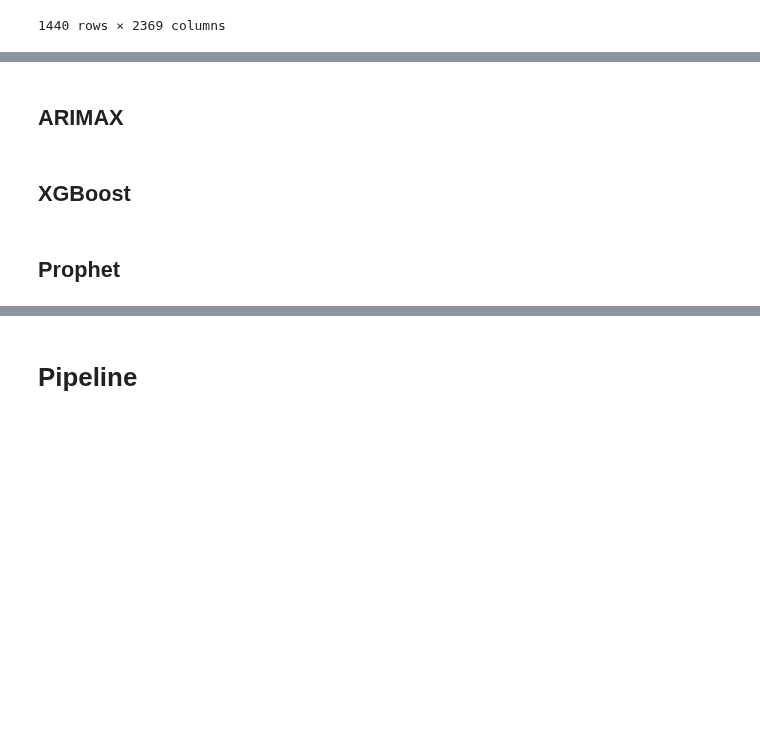
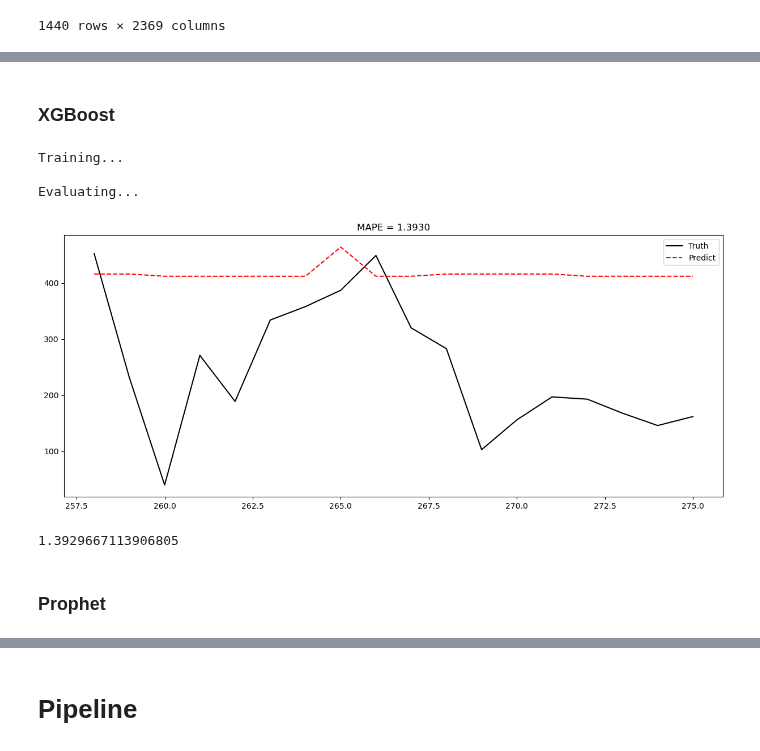
Before and after one commit to zuivu/porsche-forecast-sale, a Jupyter notebook: code/model.ipynb, the cells around one changed output, grey strips where cells are left out. Saved outputs shown, nothing was run; the diff lists cells and outputs as text; code cells hidden in the pictures; blank space fills up the shorter version.

```diff
--- a/code/model.ipynb
+++ b/code/model.ipynb
@@ -78,2 +170,2 @@ class Model(ABC):
 # %% [markdown]
-## ARIMAX
+### XGBoost
@@ -130,2 +172,40 @@ SARIMAX_model = SARIMAXModel(n_periods = 36, exo=False)
+# %%
+import xgboost
+
+class XGBoostModel(Model):
+    def __init__(self, data_block):
+        super().__init__(data_block)
+        self.preprocessing()
+        self.model = xgboost.XGBRegressor(use_label_encoder=False, eval_metric="mae")
+
+    def preprocessing(self):
+        """
+        Main idea: Use past input data to predict future target value
+        For target value:
+            - Val: No change
+            - Train: Don't use the first {TEST_PERIOD} months of target train
+        For input data:
+            - Train: Don't use the last {TEST_PERIOD} months of input data train
+            - Val: Use the last {TEST_PERIOD} months of input data train
+        """
+
+        self.y_train = self.y_train.iloc[TEST_PERIOD:]
+        self.X_train = self.train_data.drop(TARGET_COL_NAME, axis=1).iloc[:-TEST_PERIOD, :]
+        self.X_val = self.train_data.drop(TARGET_COL_NAME, axis=1).iloc[-TEST_PERIOD:, :]
+
+    def train(self):
+        self.model.fit(self.X_train, self.y_train)
+
+    def predict(self):
+        return self.model.predict(self.X_val)
+
+XGBoost_model = XGBoostModel(data_cv[0])
+XGBoost_model.run_eval()
+# %% [output]
+Training...
+
+Evaluating...
+[figure, added]
+1.3929667113906805
 # %% [markdown]
-## XGBoost
+### Prophet
@@ -147,5 +212,3 @@ class XGBoostModel(Model):
-# %% [markdown]
-## Prophet
 # %%
 from prophet import Prophet
 
```
Also changed, not shown: parts of 14 cells of this notebook.
